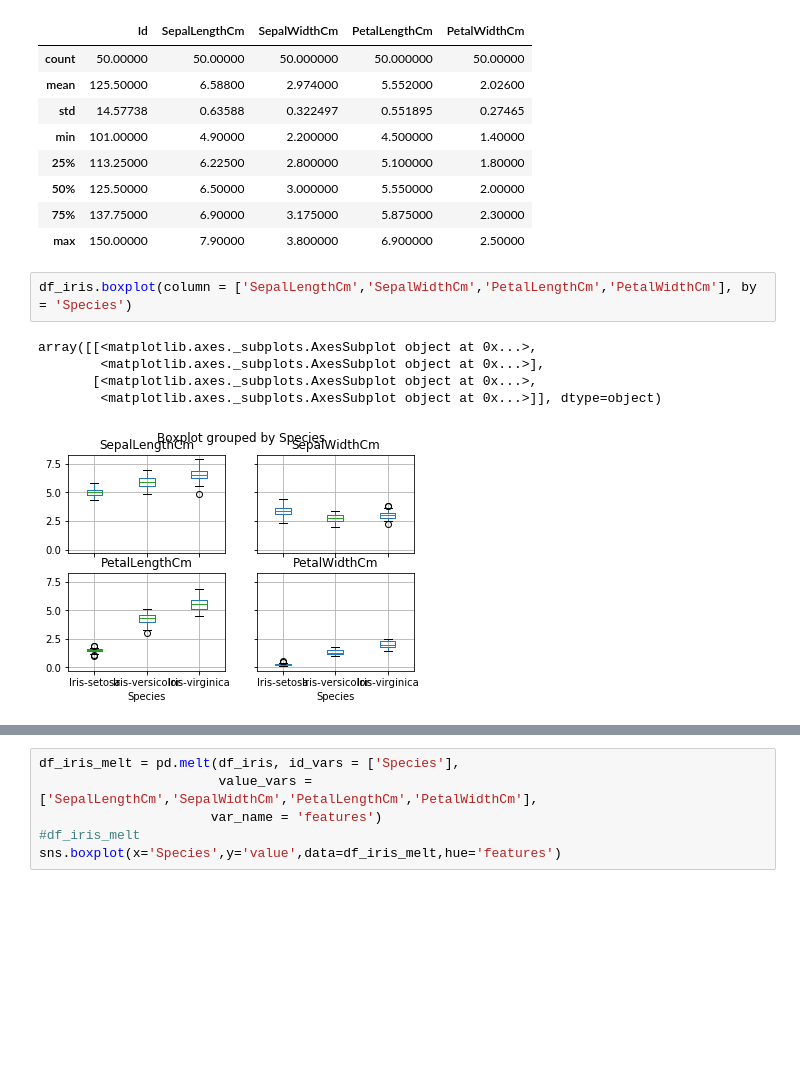
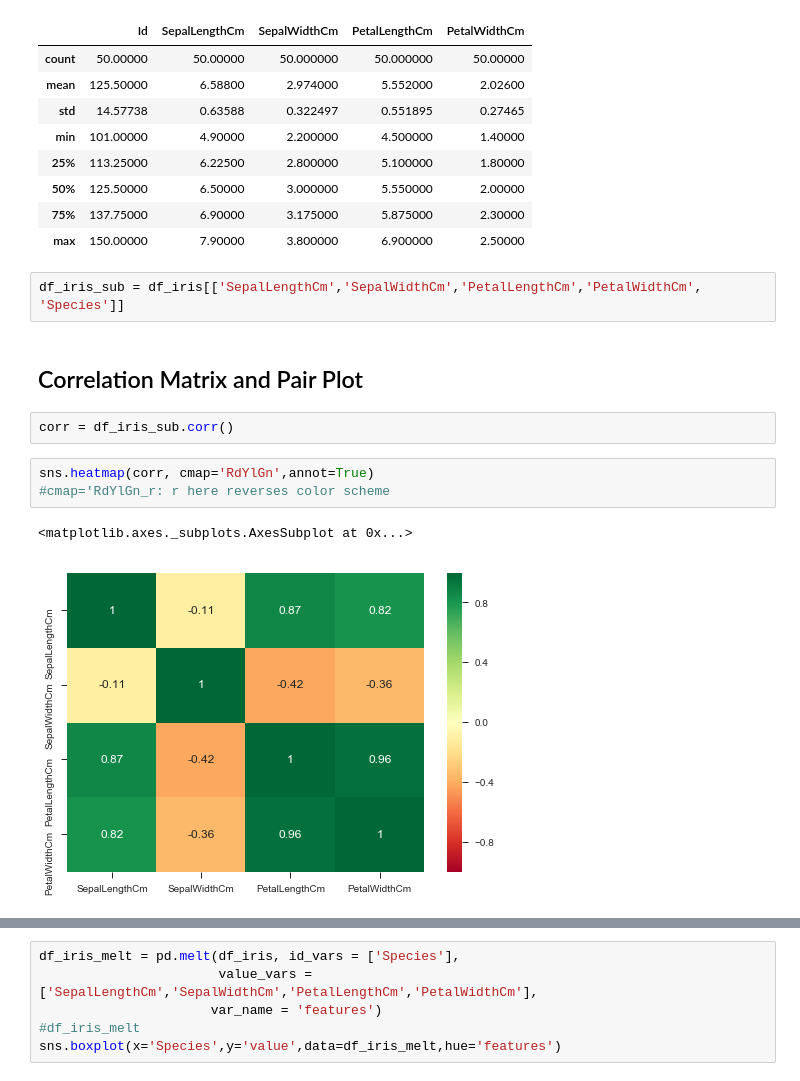
Before and after one commit to varsha-shewale/ActualSubmittedFiles, a Jupyter notebook: EDA_Iris/Iris.ipynb, the cells around one changed output, grey strips where cells are left out. Saved outputs shown, nothing was run; the diff lists cells and outputs as text; blank space fills up the shorter version.

Commit message:
Add correlation matrix and pairplot
Add correlation matrix and pairplot

```diff
--- a/EDA_Iris/Iris.ipynb
+++ b/EDA_Iris/Iris.ipynb
@@ -69,10 +93,14 @@ df_virginica.describe()
 | 75% | 137.75000 | 6.90000 | 3.175000 | 5.875000 | 2.30000 |
 | max | 150.00000 | 7.90000 | 3.800000 | 6.900000 | 2.50000 |
 # %%
-df_iris.boxplot(column = ['SepalLengthCm','SepalWidthCm','PetalLengthCm','PetalWidthCm'], by = 'Species')
+df_iris_sub = df_iris[['SepalLengthCm','SepalWidthCm','PetalLengthCm','PetalWidthCm', 'Species']]
-# %% [output]
-array([[<matplotlib.axes._subplots.AxesSubplot object at 0x...>,
-        <matplotlib.axes._subplots.AxesSubplot object at 0x...>],
-       [<matplotlib.axes._subplots.AxesSubplot object at 0x...>,
-        <matplotlib.axes._subplots.AxesSubplot object at 0x...>]], dtype=object)
-[figure, removed]
+# %% [markdown]
+## Correlation Matrix and Pair Plot
+# %%
+corr = df_iris_sub.corr()
+# %%
+sns.heatmap(corr, cmap='RdYlGn',annot=True)
+#cmap='RdYlGn_r: r here reverses color scheme
+# %% [output]
+<matplotlib.axes._subplots.AxesSubplot at 0x...>
+[figure, added]
```
Also changed, not shown: parts of 10 cells of this notebook.
